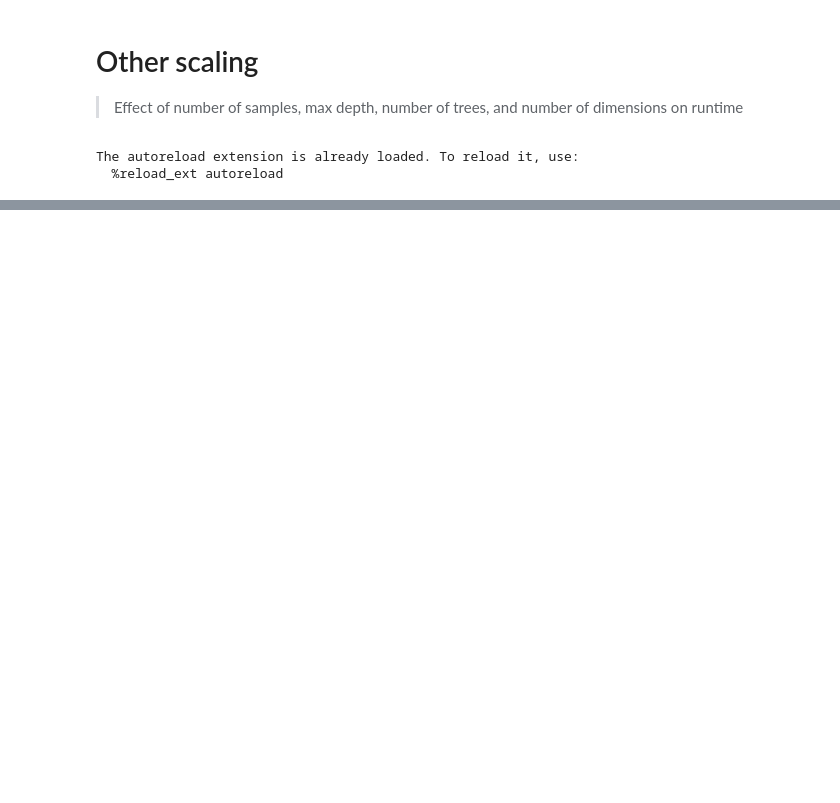
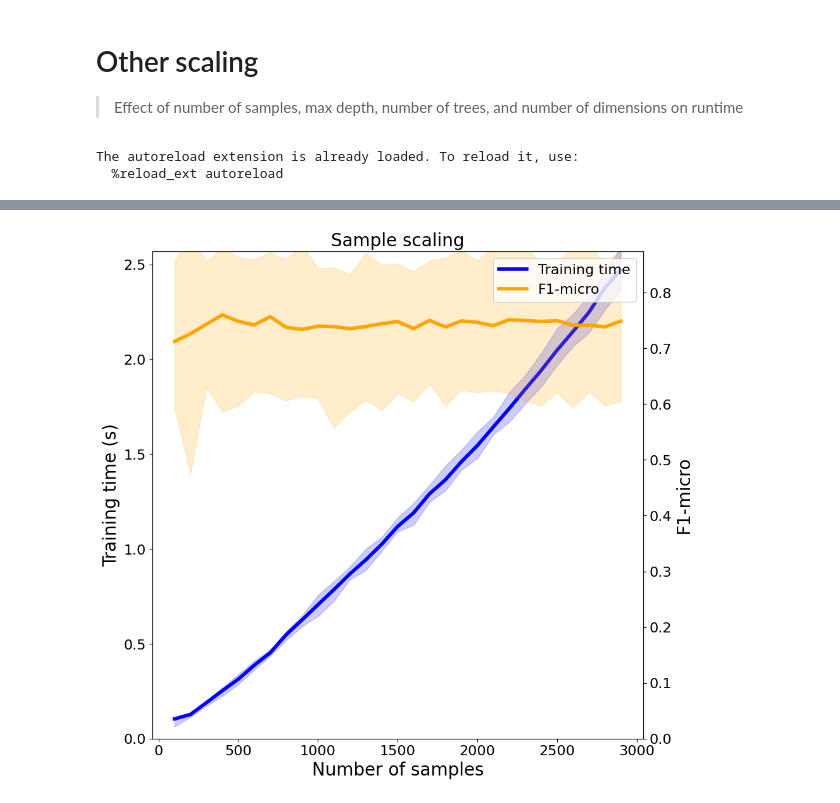
Before and after one commit to pchlenski/hyperdt, a Jupyter notebook: notebooks/30_other_scaling.ipynb, the cells around one changed output, grey strips where cells are left out. Saved outputs shown, nothing was run; the diff lists cells and outputs as text; code cells hidden in the pictures; blank space fills up the shorter version.

Commit message:
Several other experiments completed

```diff
--- a/notebooks/30_other_scaling.ipynb
+++ b/notebooks/30_other_scaling.ipynb
@@ -26,12 +29,12 @@ from hyperdt.toy_data import wrapped_normal_mixture
 # %%
 # Global hyperparams
 N_DIM = 2
-N_CLASSES = 10
-N_SAMPLES = 5000
+NUM_CLASSES = 5
+NUM_POINTS = 1000
 MAX_DEPTH = 3
-N_TREES = 12
-N_TRIALS = 5
+N_ESTIMATORS = 12
+N_TRIALS = 20
 TEST_SIZE = 0.2
 
 # ==== IMPORTANT =====
-FORCE_RETRAIN = True
+FORCE_RETRAIN = False
@@ -300,0 +41,9 @@ plt.show()
+# %%
+# Matplotlib figure  stuff
+
+plt.rcParams.update({"font.size": 20})
+plt.rc("axes", titlesize=20)
+plt.rc("axes", labelsize=20)
+plt.rc("xtick", labelsize=16)
+plt.rc("ytick", labelsize=16)
+plt.rc("legend", fontsize=16)
@@ -300,0 +158,18 @@ plt.show()
+# %%
+# Experiment 1: #samples
+
+# # Hyperparams
+MIN_SAMPLES = 100
+MAX_SAMPLES = 3000
+STEP = 100
+
+# Results
+n_samples_results = run_experiment("num_points", MIN_SAMPLES, MAX_SAMPLES, STEP)
+
+# Plotting
+ax, ax2 = plot_results(n_samples_results, "num_points")
+ax.set_xlabel("Number of samples")
+ax.set_title("Sample scaling")
+plt.show()
+# %% [output]
+[figure, added]
```
Also changed, not shown: parts of 12 cells of this notebook, 7 other files.
